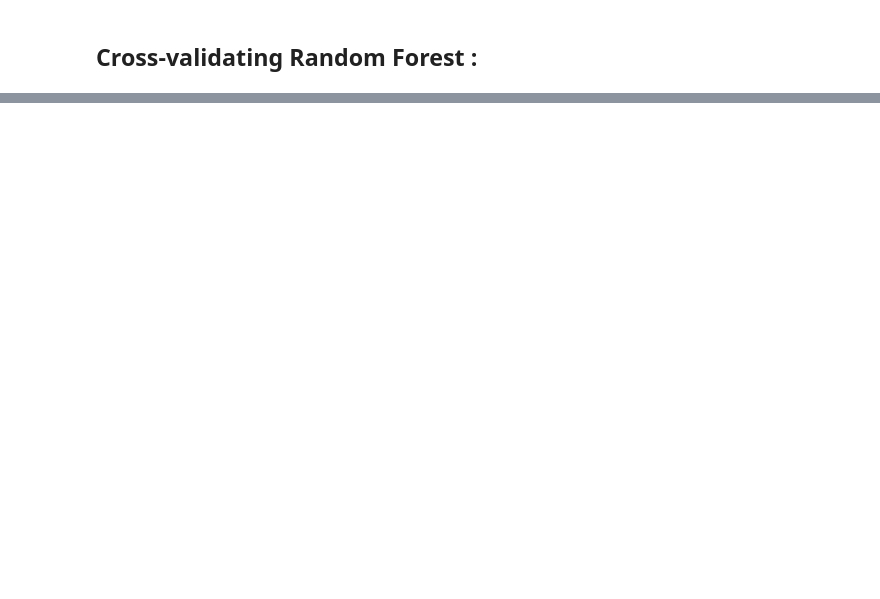
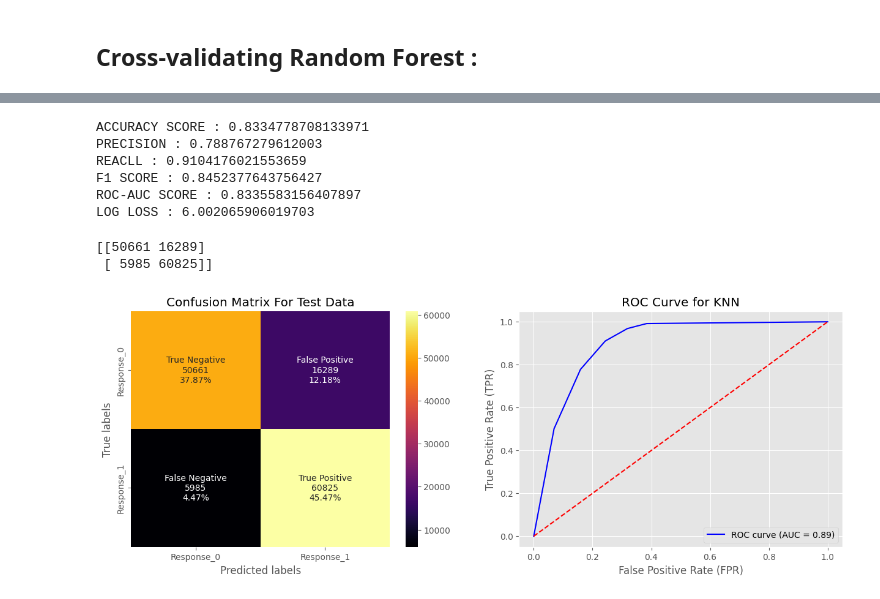
Before and after one commit to diptiranjan1998/Health-Insurance-Cross-Sell-Prediction, a Jupyter notebook: Health_Insurance_Cross_Sell_Prediction.ipynb, the cells around one changed output, grey strips where cells are left out. Cells and saved outputs as stored; diff of their text form; code cells hidden in the pictures; blank space fills up the shorter version.

```diff
--- a/Health_Insurance_Cross_Sell_Prediction.ipynb
+++ b/Health_Insurance_Cross_Sell_Prediction.ipynb
@@ -1198,4 +1249,6 @@ rf_model_cv= RandomForestClassifier()
 # %%
-rf_gridcv= GridSearchCV(estimator= rf_model_cv, param_grid=param_dict, cv=3, verbose= 3, scoring='roc_auc')
+# Running GridSearch Crossvalidation on Random Forest for Hyperparameter Tuning.
+rf_model_cv= RandomForestClassifier()
+rf_gridcv= GridSearchCV(estimator= rf_model_cv, param_grid=param_dict, cv=3, scoring='roc_auc')
 rf_gridcv.fit(x_train, y_train)
 # %% [output]
@@ -1308,0 +1356,5 @@ plt.show()
+# %%
+k= 5
+knn_model=KNeighborsClassifier(n_neighbors=k)
+
+knn_model.fit(x_train, y_train)
@@ -1308,0 +1370,2 @@ plt.show()
+# %%
+y_pred_proba_knn = knn_model.predict_proba(x_test)
@@ -1308,0 +1382,2 @@ plt.show()
+# %%
+y_predicted_knn = knn_model.predict(x_test)
@@ -1308,0 +1388,66 @@ plt.show()
+# %%
+Accuracy_Score_knn = accuracy_score(y_test,y_predicted_knn)
+print("ACCURACY SCORE :", Accuracy_Score_knn)
+
+Precision_knn = precision_score(y_test,y_predicted_knn)
+print("PRECISION :", Precision_knn)
+
+Recall_knn = recall_score(y_test,y_predicted_knn)
+print("REACLL :", Recall_knn)
+
+F1_Score_knn = f1_score(y_test,y_predicted_knn)
+print("F1 SCORE :", F1_Score_knn)
+
+ROC_AUC_Score_knn = roc_auc_score(y_test, y_predicted_knn)
+print("ROC-AUC SCORE :", ROC_AUC_Score_knn)
+
+Log_Loss_knn = log_loss(y_test, y_predicted_knn)
+print("LOG LOSS :", Log_Loss_knn)
+# %% [output]
+ACCURACY SCORE : 0.8334778708133971
+PRECISION : 0.788767279612003
+REACLL : 0.9104176021553659
+F1 SCORE : 0.8452377643756427
+ROC-AUC SCORE : 0.8335583156407897
+LOG LOSS : 6.002065906019703
+# %%
+fig, ax= plt.subplots(1,2, figsize=(15, 5))
+# Get the confusion matrix for test Data
+
+labels = ['True Negative','False Positive','False Negative','True Positive']
+cm_test_knn = confusion_matrix(y_test, y_predicted_knn)
+print(cm_test_knn)
+cm_test_count=cm_test_knn.flatten().tolist()
+cm_test_percentage=[round((i*100)/sum(cm_test_count),2) for i in cm_test_count]
+
+cm_test_labels = [f'{v1}\n{v2}\n{v3}%' for v1, v2, v3 in zip(labels, cm_test_count, cm_test_percentage)]
+cm_test_labels_array= np.asarray(cm_test_labels).reshape(2,2)
+sns.heatmap(cm_test_knn, annot=cm_test_labels_array, fmt='', cmap= 'inferno', ax= ax[0])
+
+ax[0].set_xlabel('Predicted labels')
+ax[0].set_ylabel('True labels')
+ax[0].set_title('Confusion Matrix For Test Data')
+ax[0].xaxis.set_ticklabels(['Response_0', 'Response_1'])
+ax[0].yaxis.set_ticklabels(['Response_0', 'Response_1'])
+
+# Auc-Roc Curve for test Data.
+
+fpr, tpr, thresholds = roc_curve(y_test, y_pred_proba_knn[:,1], pos_label=1)
+roc_auc = auc(fpr, tpr)
+
+random_probs = [0 for i in range(len(y_test))]
+p_fpr, p_tpr, _ = roc_curve(y_test, random_probs, pos_label=1)
+
+ax[1].plot(fpr, tpr, color='blue', lw=1.5, label=f'ROC curve (AUC = {roc_auc:.2f})')
+ax[1].plot(p_fpr, p_tpr, color='red', linestyle='--')
+ax[1].set_xlabel('False Positive Rate (FPR)')
+ax[1].set_ylabel('True Positive Rate (TPR)')
+ax[1].set_title('ROC Curve for KNN')
+ax[1].legend(loc='lower right')
+ax[1].grid(True)
+plt.subplots_adjust(wspace=0.2)
+plt.show()
+# %% [output]
+[[50661 16289]
+ [ 5985 60825]]
+[figure, added]
```
Also changed, not shown: parts of 85 cells of this notebook.
